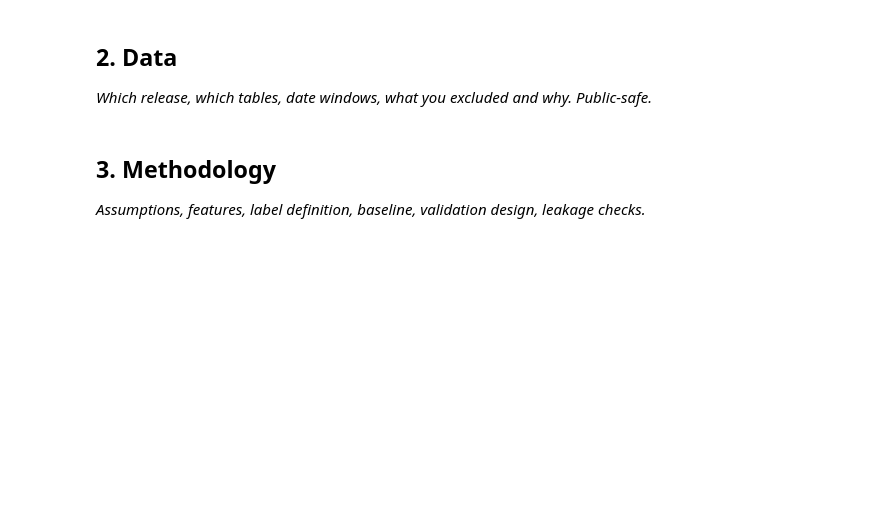
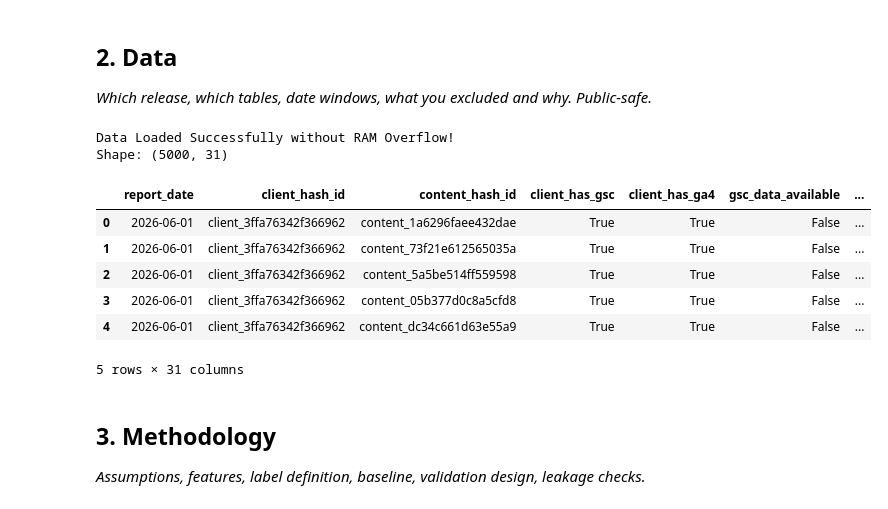
Before and after one commit to CodewithSaira/ML-Pipelining, a Jupyter notebook: work/notebooks/capstone.ipynb, the cells around one changed output. Drawn from its saved outputs; the diff is of its cells as text; code cells hidden in the pictures; blank space fills up the shorter version.

```diff
--- a/work/notebooks/capstone.ipynb
+++ b/work/notebooks/capstone.ipynb
@@ -14,6 +19,39 @@ This skeleton is yours to fill. Work the sections **in order** — each one has
 ## 2. Data
 
 *Which release, which tables, date windows, what you excluded and why. Public-safe.*
+# %%
+import duckdb
+from google.colab import userdata
+
+# 1. Token setup
+hf_token = userdata.get('HF_TOKEN')
+
+# 2. DuckDB Connection & Hugging Face Secret
+con = duckdb.connect()
+con.execute(f"CREATE OR REPLACE SECRET hf (TYPE HUGGINGFACE, TOKEN '{hf_token}');")
+
+# 3. Direct Parquet Query (RAM load kiye bina pehle 5,000 rows stream honge)
+query = """
+SELECT *
+FROM read_parquet('hf://datasets/FlyRank/internship-warehouse/fact_content_daily_performance_sample.parquet')
+LIMIT 5000
+"""
+
+df = con.sql(query).df()
+
+print("Data Loaded Successfully without RAM Overflow!")
+print(f"Shape: {df.shape}")
+df.head(5)
+# %% [output]
+Data Loaded Successfully without RAM Overflow!
+Shape: (5000, 31)
+|  | report_date | client_hash_id | content_hash_id | client_has_gsc | client_has_ga4 | gsc_data_available | ... |
+| 0 | 2026-06-01 | client_3ffa76342f366962 | content_1a6296faee432dae | True | True | False | ... |
+| 1 | 2026-06-01 | client_3ffa76342f366962 | content_73f21e612565035a | True | True | False | ... |
+| 2 | 2026-06-01 | client_3ffa76342f366962 | content_5a5be514ff559598 | True | True | False | ... |
+| 3 | 2026-06-01 | client_3ffa76342f366962 | content_05b377d0c8a5cfd8 | True | True | False | ... |
+| 4 | 2026-06-01 | client_3ffa76342f366962 | content_dc34c661d63e55a9 | True | True | False | ... |
+5 rows × 31 columns
 # %% [markdown]
 ## 3. Methodology
 
```
Also changed, not shown: parts of 8 cells of this notebook.
